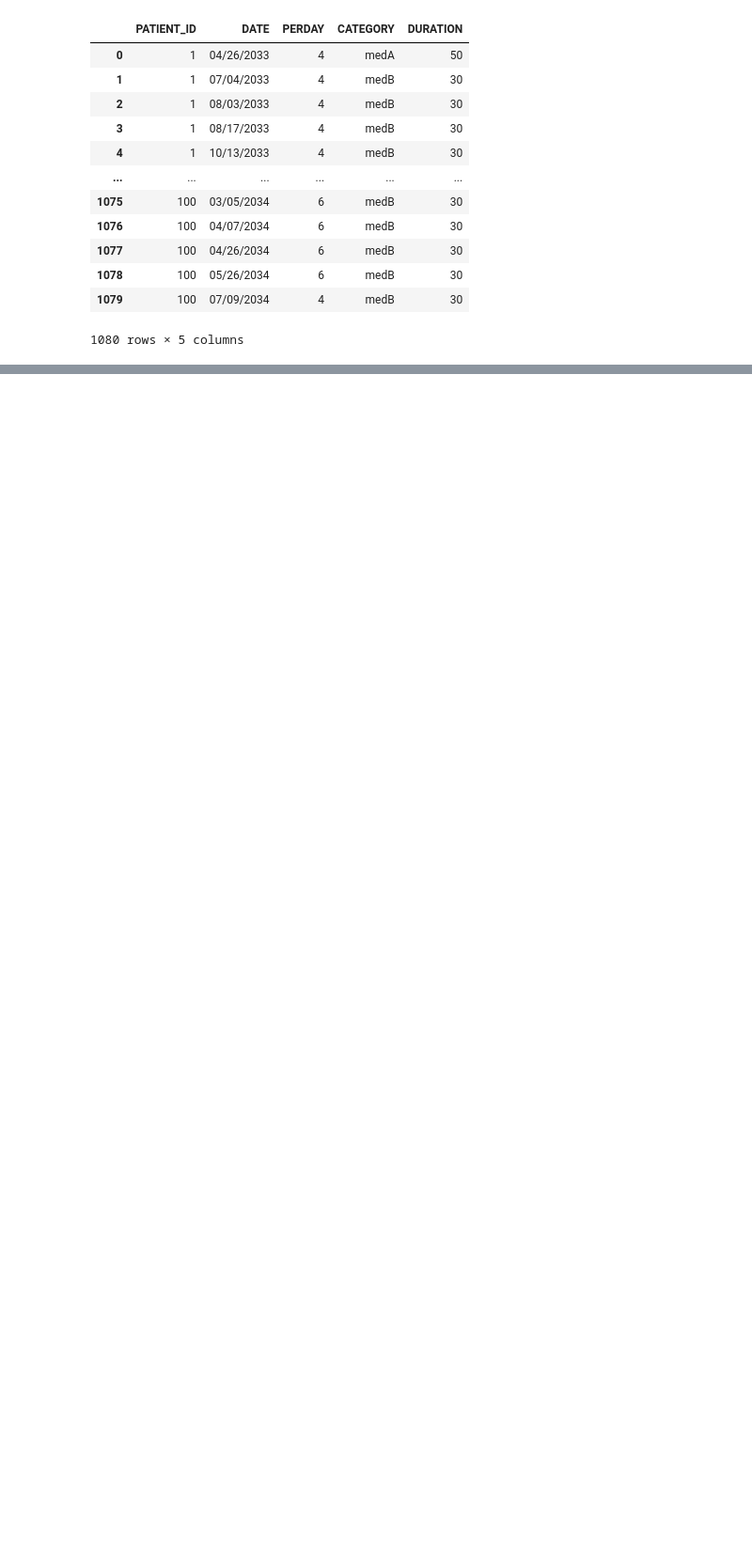
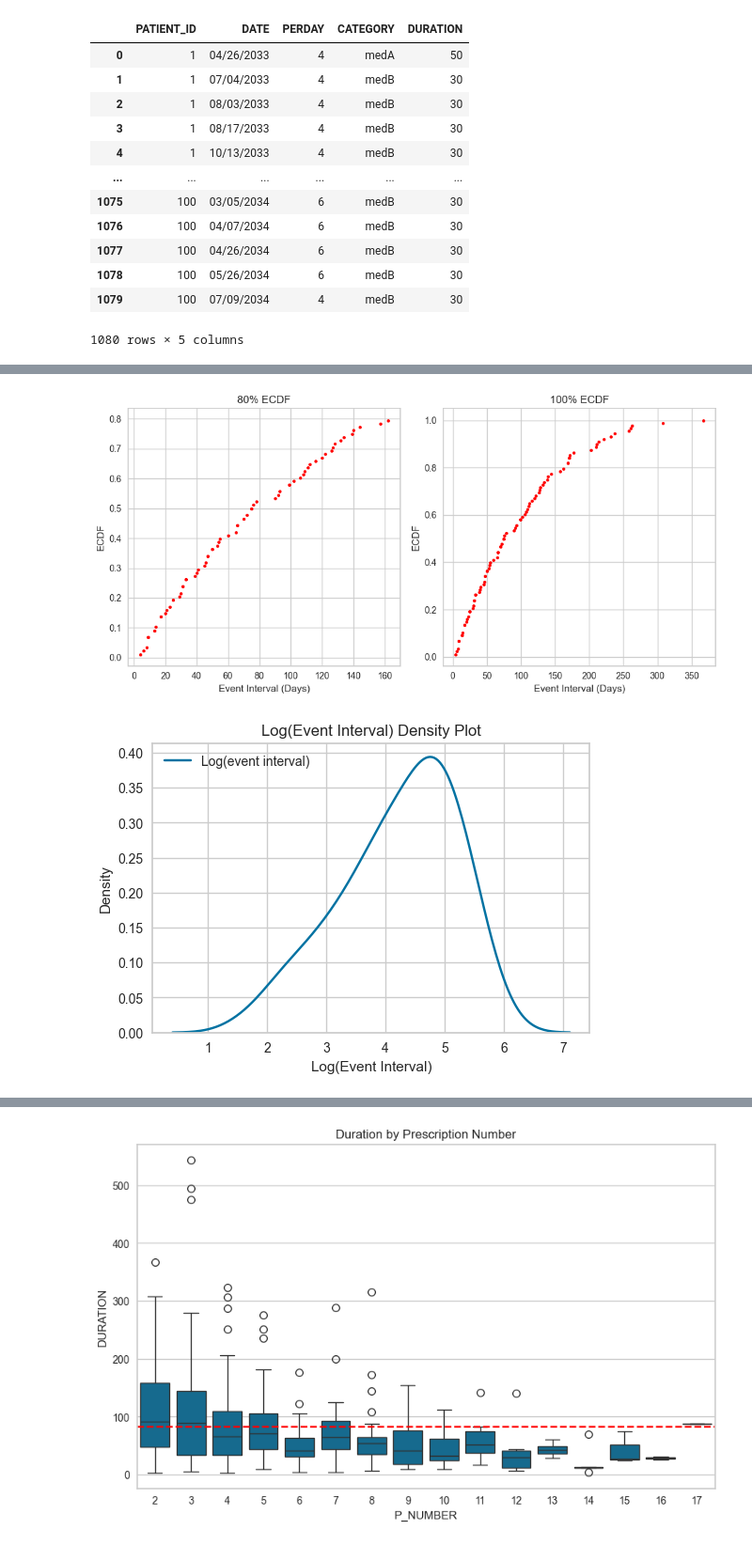
Before and after one commit to CedRaf/SEE_PY, a Jupyter notebook: Sessa_PY.ipynb, the cells around one changed output, grey strips where cells are left out. Shown at 94% size. Drawn from its saved outputs; the diff is of its cells as text; code cells hidden in the pictures; blank space fills up the shorter version.

Commit message:
Fixed formatting and potentially fixed clustering issues (box and whiskers looks ugly tho)

```diff
--- a/Sessa_PY.ipynb
+++ b/Sessa_PY.ipynb
@@ -206,5 +225,5 @@ display(df)
 # %%
-def load_and_preprocess_data(filepath, med_type):
+def load_and_preprocess_data_kmeans(filepath, med_type):
 
     df = pd.read_csv(filepath)
     df["DATE"] = pd.to_datetime(df["DATE"])
@@ -223,7 +242,7 @@ def load_and_preprocess_data(filepath, med_type):
 
     return df_see_p1, df_see_p0
 
-def plot_ecdf(df_see_p1):
+def plot_ecdf_kmeans(df_see_p1):
 
     ecdf_vals = ecdf(df_see_p1["EVENT_INTERVAL"])
     x = np.sort(df_see_p1["EVENT_INTERVAL"])
@@ -242,12 +261,19 @@ def plot_ecdf(df_see_p1):
     plt.ylabel("ECDF")
     plt.title("80% ECDF")
 
+    # Plot 100%
+    plt.subplot(1, 2, 2)
+    plt.plot(x, y, marker=".", linestyle="none", color="red")
+    plt.xlabel("Event Interval (Days)")
+    plt.ylabel("ECDF")
+    plt.title("100% ECDF")
+
     plt.tight_layout()
     plt.show()
 
     return df_ecdf
 
-def plot_density(df_see_p1):
+def plot_density_kmeans(df_see_p1):
     #theres no replacing 0 with 1s for event interval to avoid log(0)
     log_intervals = np.log1p(df_see_p1["EVENT_INTERVAL"])
 
@@ -261,7 +287,7 @@ def plot_density(df_see_p1):
 
     return log_intervals
 
-def assign_clusters(df_ecdf):
+def assign_clusters_kmeans(df_ecdf):
 
     X = df_ecdf[["x"]].values
     scaler = StandardScaler()
@@ -290,13 +316,13 @@ def assign_clusters(df_ecdf):
 
     return df_ecdf
 
-def statistics(df_ecdf):
+def statistics_kmeans(df_ecdf):
     stats = df_ecdf.groupby("CLUSTER")["x"].agg(["min", "max", "median"])
     stats = stats.reset_index()
     stats.columns = ['CLUSTER_NO', 'MINIMUM', 'MAXIMUM', "MEDIAN"]
     return stats
 
-def merge_results(stats, df_see_p0, df_see_p1):
+def merge_results_kmeans(stats, df_see_p0, df_see_p1):
 
     results = pd.merge(df_see_p1, stats, how="cross")
     results["FINAL_CLUSTER"] = np.where((results["EVENT_INTERVAL"]>= results["MINIMUM"]) & (results["EVENT_INTERVAL"] <= results["MAXIMUM"]), results["CLUSTER_NO"], np.nan)
@@ -325,7 +351,7 @@ def merge_results(stats, df_see_p0, df_see_p1):
 
     return df_see_p0
 
-def box_and_whiskers(df_see_p0):
+def box_and_whiskers_kmeans(df_see_p0):
     df_see_p0 = df_see_p0.sort_values(by=["PATIENT_ID", "DATE"])
     df_see_p0["PREV_DATE"] = df_see_p0.groupby("PATIENT_ID")["DATE"].shift(1)
 
@@ -344,26 +370,21 @@ def box_and_whiskers(df_see_p0):
     plt.title("Duration by Prescription Number")
     plt.show()
 
-def main():
+def main_kmeans(med_type):
     filepath = "med_events.csv"
-    med_type = "medB"
 
-    df_see_p1, df_see_p0 = load_and_preprocess_data(filepath, med_type)
+    df_see_p1, df_see_p0 = load_and_preprocess_data_kmeans(filepath, med_type)
 
-    df_ecdf = plot_ecdf(df_see_p1)
+    df_ecdf = plot_ecdf_kmeans(df_see_p1)
 
-    density_plot = plot_density(df_see_p1)
+    density_plot = plot_density_kmeans(df_see_p1)
 
-    df_ecdf = assign_clusters(df_ecdf)
+    df_ecdf = assign_clusters_kmeans(df_ecdf)
 
-    stats = statistics(df_ecdf)
+    stats = statistics_kmeans(df_ecdf)
 
-    df_see_p0 = merge_results(stats, df_see_p0, df_see_p1)
+    df_see_p0 = merge_results_kmeans(stats, df_see_p0, df_see_p1)
 
-    box_and_whiskers(df_see_p0)
+    box_and_whiskers_kmeans(df_see_p0)
 
     return df_see_p0
-
-if __name__ == "__main__":
-    final_df = main()
-    #final_df.to_csv("kmeans.csv", index=False)
@@ -374,0 +568,6 @@ if __name__ == "__main__":
+# %%
+final_df_kMeans = main_kmeans("medA")
+final_df_kMeans = main_kmeans("medB")
+# %% [output]
+[figure, added]
+[figure, added]
@@ -374,0 +575 @@ if __name__ == "__main__":
+[figure, added]
```
Also changed, not shown: parts of 17 cells of this notebook, 2 other files.
